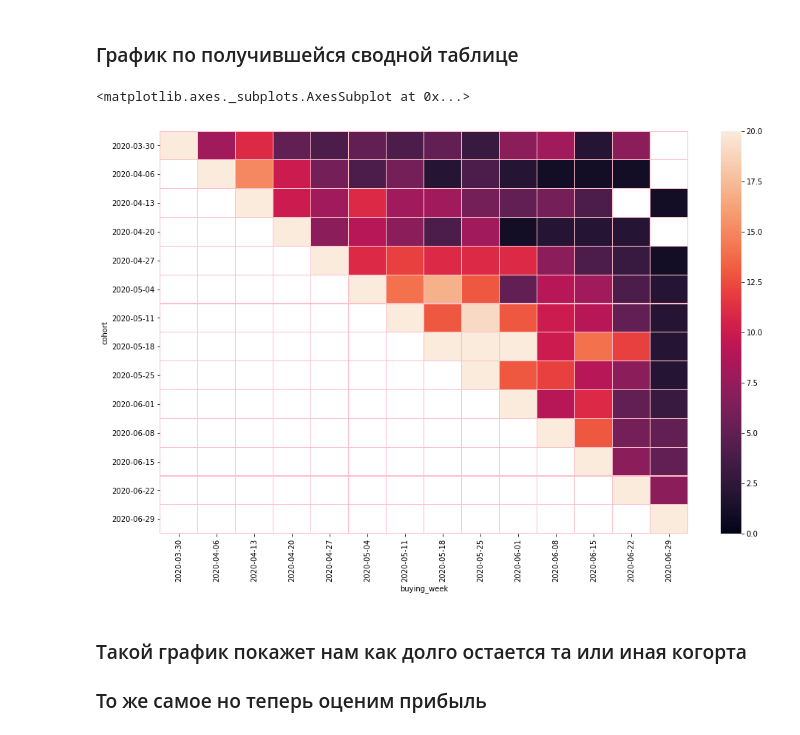
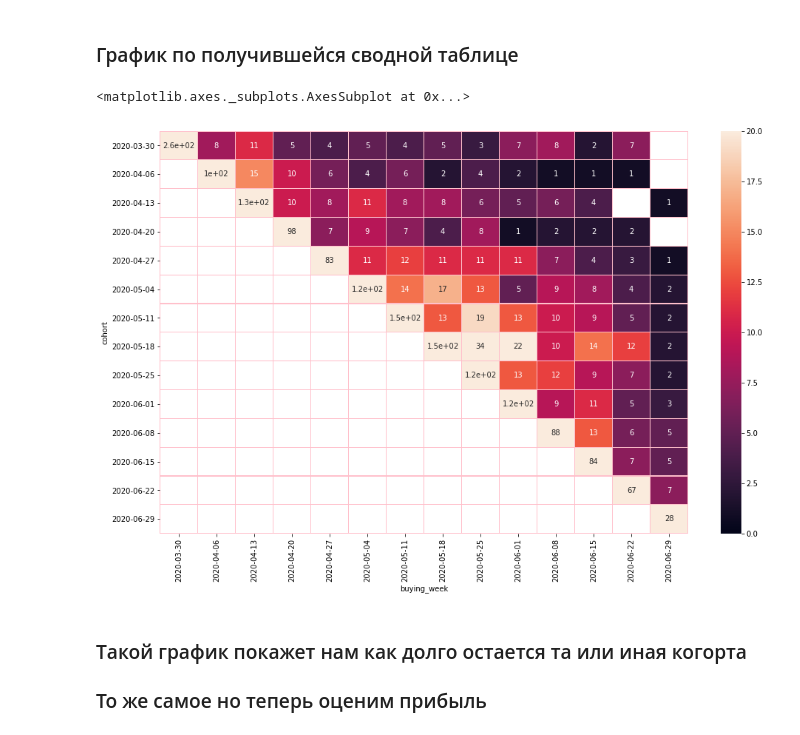
Before and after one commit to LotFullKa/PyProjects, a Jupyter notebook: praktika.ipynb, the cells around one changed output. Drawn from its saved outputs; the diff is of its cells as text; code cells hidden in the pictures.

```diff
--- a/praktika.ipynb
+++ b/praktika.ipynb
@@ -184,17 +184,18 @@ pivoted.fillna('')
 # %%
 mpl.pyplot.figure(figsize=(16,10))
 
 sns.heatmap(
     pivoted,
     linewidths=0.1,
     linecolor='pink',
     vmin=0, vmax = 20,
     xticklabels=pivoted.columns.date,
     yticklabels=pivoted.columns.date,
+    annot=True,
 )
 # %% [output]
 <matplotlib.axes._subplots.AxesSubplot at 0x...>
-[figure, old version]
+[figure, new version]
 # %% [markdown]
 ### Такой график покажет нам как долго остается та или иная когорта
 
```
Also changed, not shown: parts of 1 cell of this notebook.
